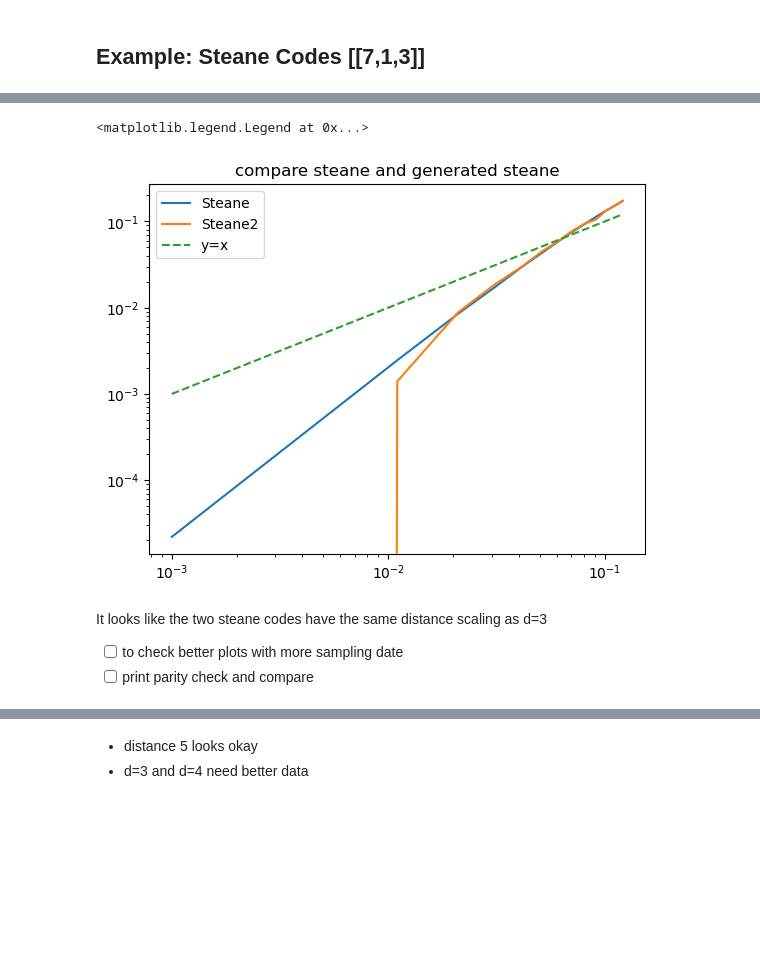
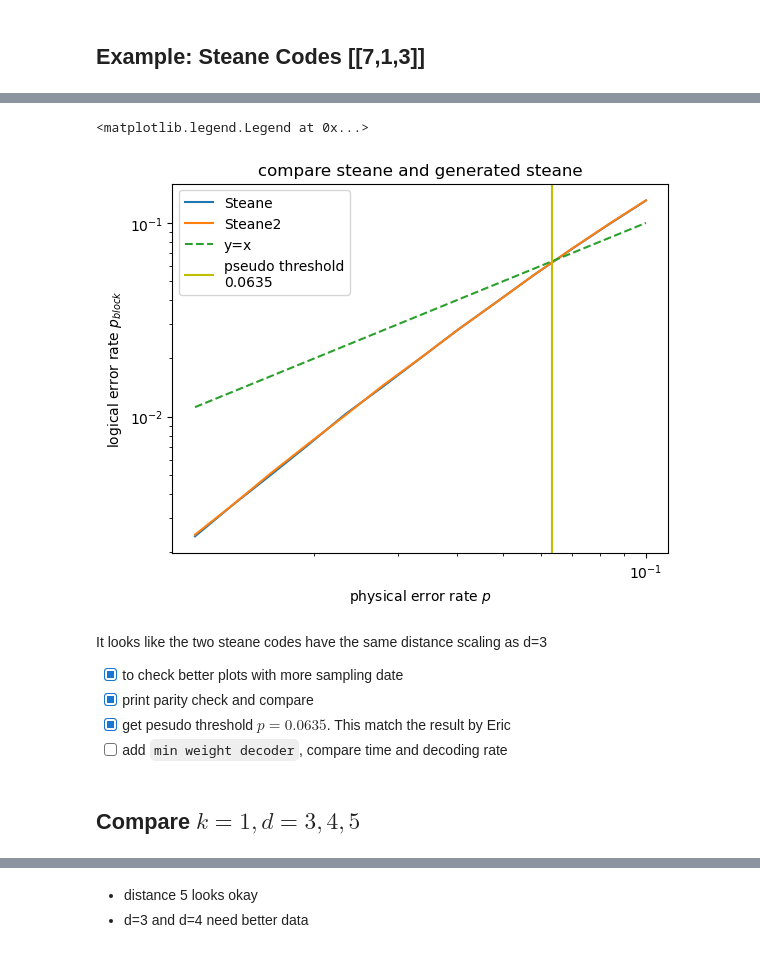
Before and after one commit to WeileiZeng/CSS-code-zoo, a Jupyter notebook: plot.ipynb, the cells around one changed output, grey strips where cells are left out. Drawn from its saved outputs; the diff is of its cells as text; code cells hidden in the pictures; blank space fills up the shorter version.

```diff
--- a/plot.ipynb
+++ b/plot.ipynb
@@ -10,6 +31,8 @@ import json
 # %%
-#data = json.load(open('tmp.json'))
-data = json.load(open('steane2.json'))
+#sample data structure
+
+#data = json.load(open('result/steane.json'))
+data = json.load(open('result/n7k1d3-x3z3dx3dz3-0.json'))
 data['data_map']
 data
 # %% [output]
@@ -38,3 +64,21 @@ def data2plot(data_columns):
         p_block.append(pair[1])
     return p_qubit,p_block
 p_qubit,p_block = data2plot(data['data_map'])
+# %%
+plt.title('Steane Codes')
+plt.yscale('log'),plt.xscale('log')
+
+data = json.load(open('result/steane.json'))
+p_qubit,p_block = data2plot(data['data_map'])
+plt.plot(p_qubit,p_block,label='Steane')
+
+h = np.array(p_qubit)
+# red dashes, blue squares and green triangles
+plt.plot(h, h, 'r--',label='$y=x$')
+
+p_threshold=0.0635
+plt.axvline(x = p_threshold, color = 'y', label = 'pseudo threshold\n'+str(p_threshold))
+
+plt.xlabel('physical error rate $p$'), plt.ylabel('logical error rate $p_{block}$')
+plt.legend()
+plt.legend()
@@ -41,24 +88,34 @@ p_qubit,p_block = data2plot(data['data_map'])
 # %%
+# Figure 1: compare steane and generated steane
 plt.yscale('log'),plt.xscale('log')
 
 data = json.load(open('result/steane.json'))
 p_qubit,p_block = data2plot(data['data_map'])
 plt.plot(p_qubit,p_block,label='Steane')
 
-data = json.load(open('result/steane2.json'))
+data = json.load(open('result/n7k1d3-x3z3dx3dz3-0.json'))
 p_qubit,p_block = data2plot(data['data_map'])
 plt.plot(p_qubit,p_block,label='Steane2')
 
 h = np.array(p_qubit)
 plt.plot(h, h, '--',label='y=x')
 
+
+p_threshold=0.0635
+plt.axvline(x = p_threshold, color = 'y', label = 'pseudo threshold\n'+str(p_threshold))
+
 plt.title('compare steane and generated steane')
+plt.xlabel('physical error rate $p$'), plt.ylabel('logical error rate $p_{block}$')
 plt.legend()
 # %% [output]
 <matplotlib.legend.Legend at 0x...>
-[figure, old version]
+[figure, new version]
 # %% [markdown]
 It looks like the two steane codes have the same distance scaling as d=3
-- [ ] to check better plots with more sampling date
-- [ ] print parity check and compare
+- [x] to check better plots with more sampling date
+- [x] print parity check and compare
+- [x] get pesudo threshold $p=0.0635$. This match the result by Eric
+- [ ] add `min weight decoder`, compare time and decoding rate
+# %% [markdown]
+## Compare $k=1, d=3,4,5$
 # %%
```
Also changed, not shown: parts of 19 cells of this notebook.
